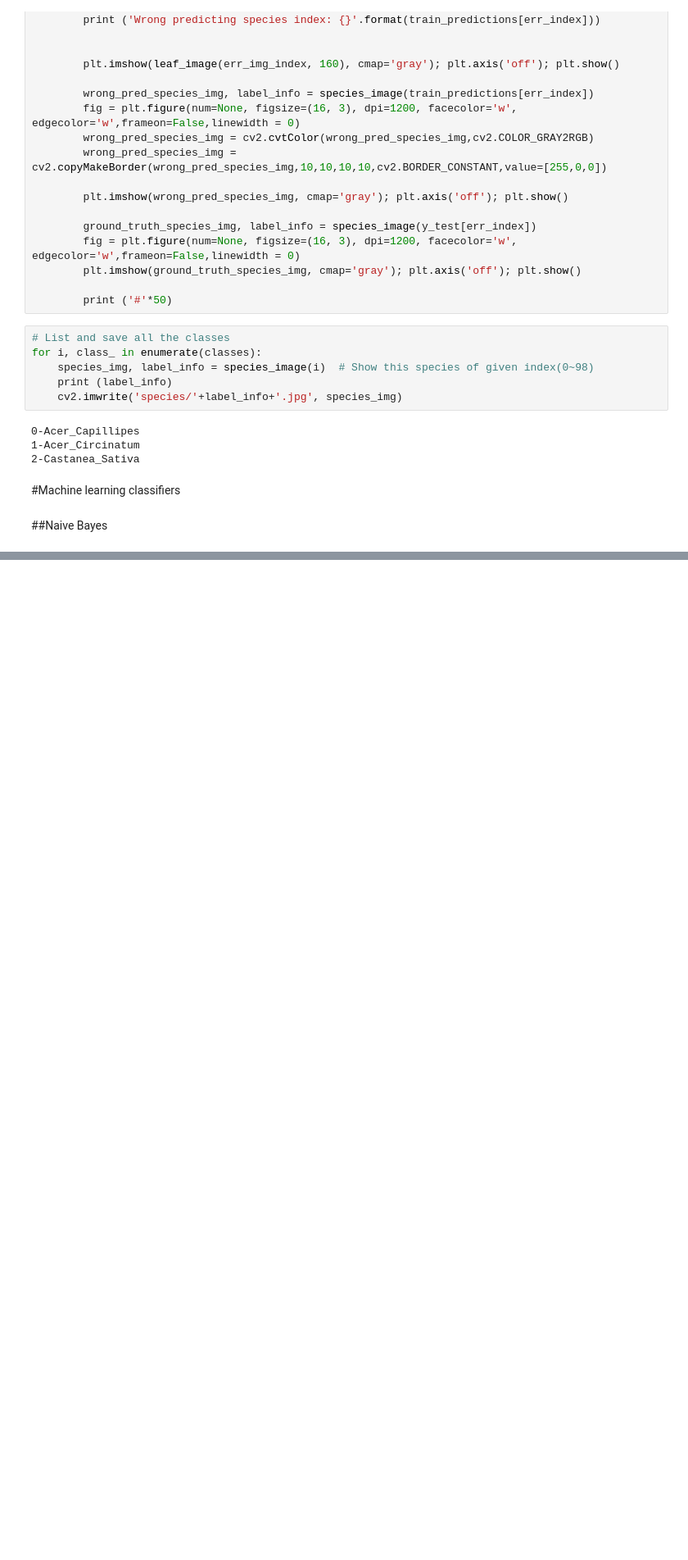
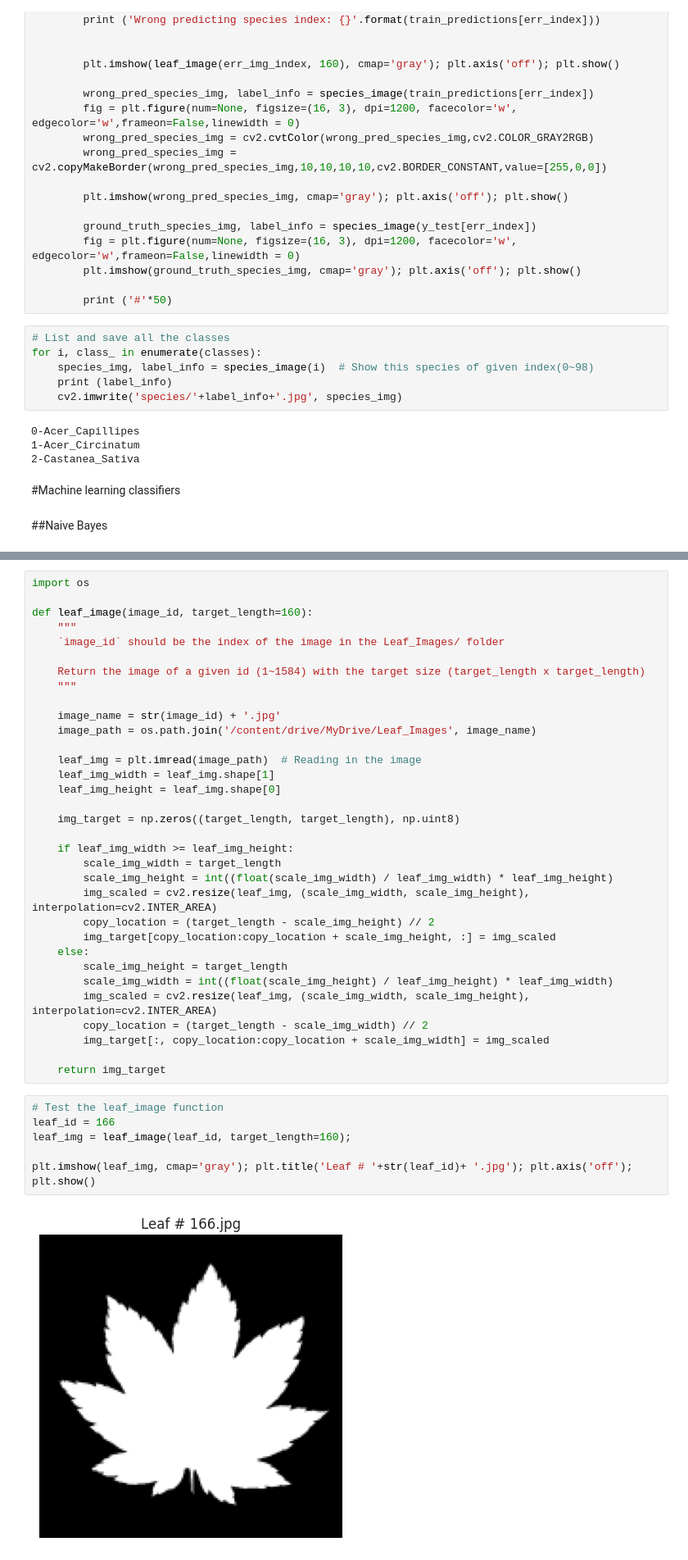
Before and after one commit to noora20FH/PCVK, a Jupyter notebook: Leaf_classification_final_PCVK_Noora_Aulia_Hidayat.ipynb, the cells around one changed output, grey strips where cells are left out. Shown at 82% size. Cells and saved outputs as stored; diff of their text form; blank space fills up the shorter version.

```diff
--- a/Leaf_classification_final_PCVK_Noora_Aulia_Hidayat.ipynb
+++ b/Leaf_classification_final_PCVK_Noora_Aulia_Hidayat.ipynb
@@ -234,0 +464,41 @@ for i, class_ in enumerate(classes):
+# %%
+import os
+
+def leaf_image(image_id, target_length=160):
+    """
+    `image_id` should be the index of the image in the Leaf_Images/ folder
+
+    Return the image of a given id (1~1584) with the target size (target_length x target_length)
+    """
+
+    image_name = str(image_id) + '.jpg'
+    image_path = os.path.join('/content/drive/MyDrive/Leaf_Images', image_name)
+
+    leaf_img = plt.imread(image_path)  # Reading in the image
+    leaf_img_width = leaf_img.shape[1]
+    leaf_img_height = leaf_img.shape[0]
+
+    img_target = np.zeros((target_length, target_length), np.uint8)
+
+    if leaf_img_width >= leaf_img_height:
+        scale_img_width = target_length
+        scale_img_height = int((float(scale_img_width) / leaf_img_width) * leaf_img_height)
+        img_scaled = cv2.resize(leaf_img, (scale_img_width, scale_img_height), interpolation=cv2.INTER_AREA)
+        copy_location = (target_length - scale_img_height) // 2
+        img_target[copy_location:copy_location + scale_img_height, :] = img_scaled
+    else:
+        scale_img_height = target_length
+        scale_img_width = int((float(scale_img_height) / leaf_img_height) * leaf_img_width)
+        img_scaled = cv2.resize(leaf_img, (scale_img_width, scale_img_height), interpolation=cv2.INTER_AREA)
+        copy_location = (target_length - scale_img_width) // 2
+        img_target[:, copy_location:copy_location + scale_img_width] = img_scaled
+
+    return img_target
+# %%
+# Test the leaf_image function
+leaf_id = 166
+leaf_img = leaf_image(leaf_id, target_length=160);
+
+plt.imshow(leaf_img, cmap='gray'); plt.title('Leaf # '+str(leaf_id)+ '.jpg'); plt.axis('off'); plt.show()
+# %% [output]
+[figure, added]
```
Also changed, not shown: parts of 40 cells of this notebook.
